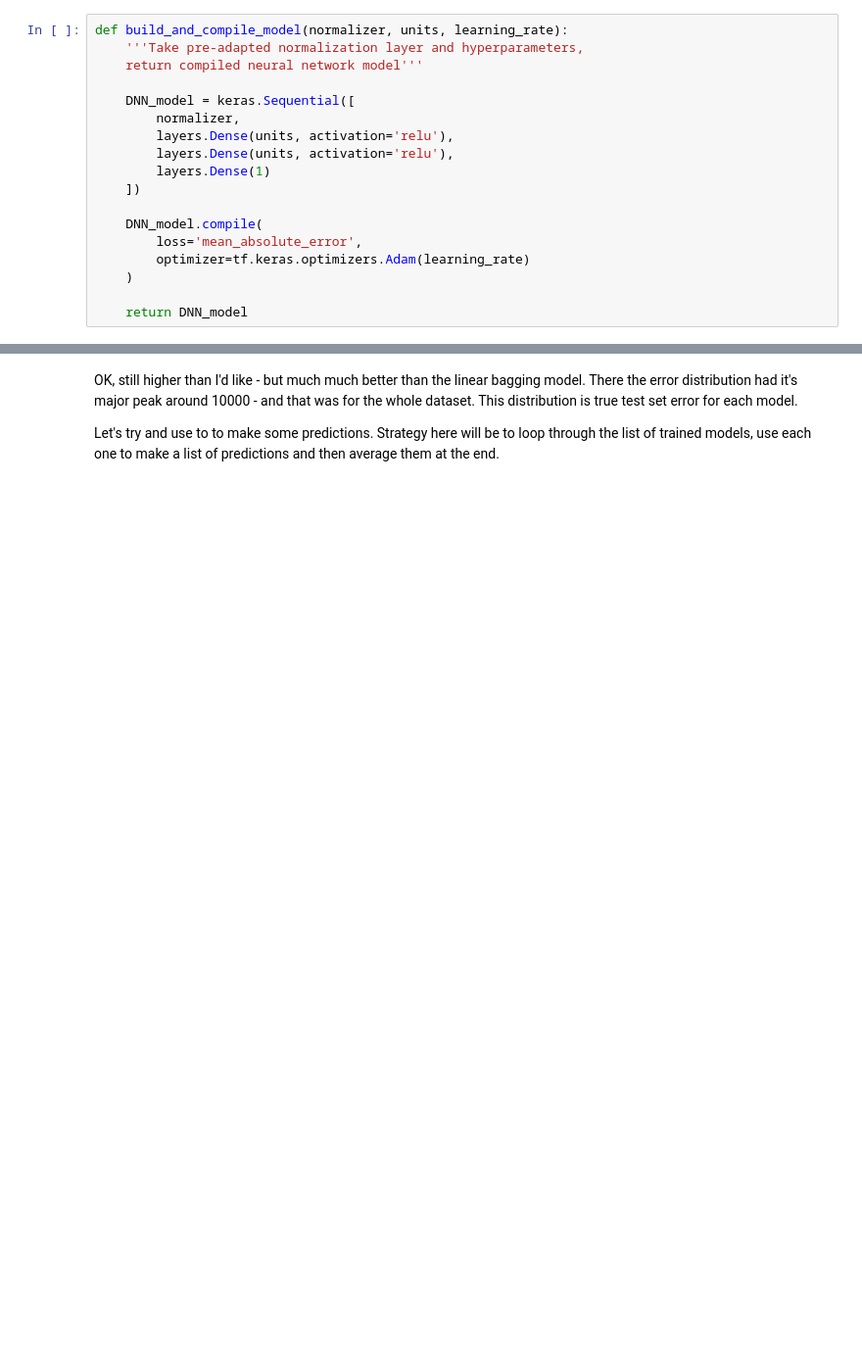
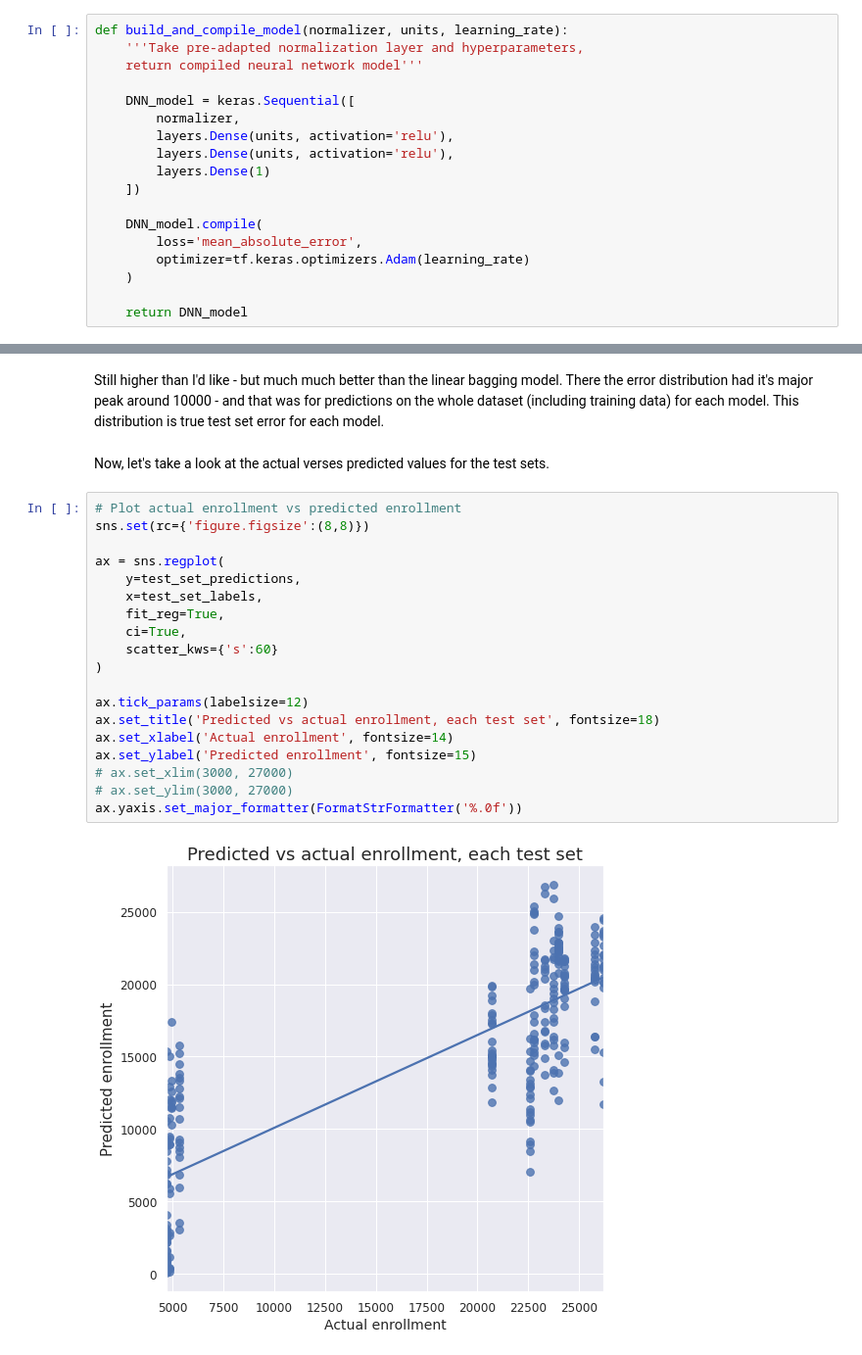
Before and after one commit to gperdrizet/LMC-enrollment-forecast, a Jupyter notebook: notebooks/neural_network_model.ipynb, the cells around one changed output, grey strips where cells are left out. Shown: that part at 98% size. Saved outputs shown, nothing was run; the diff lists cells and outputs as text; blank space fills up the shorter version.

```diff
--- a/notebooks/neural_network_model.ipynb
+++ b/notebooks/neural_network_model.ipynb
@@ -248,4 +293,25 @@ plt.show()
 # %% [markdown]
-OK, still higher than I'd like - but much much better than the linear bagging model. There the error distribution had it's major peak around 10000 - and that was for the whole dataset. This distribution is true test set error for each model.
-
-Let's try and use to to make some predictions. Strategy here will be to loop through the list of trained models, use each one to make a list of predictions and then average them at the end.
+Still higher than I'd like - but much much better than the linear bagging model. There the error distribution had it's major peak around 10000 - and that was for predictions on the whole dataset (including training data) for each model. This distribution is true test set error for each model.
+# %% [markdown]
+Now, let's take a look at the actual verses predicted values for the test sets.
+# %%
+# Plot actual enrollment vs predicted enrollment
+sns.set(rc={'figure.figsize':(8,8)})
+
+ax = sns.regplot(
+    y=test_set_predictions,
+    x=test_set_labels,
+    fit_reg=True,
+    ci=True,
+    scatter_kws={'s':60}
+)
+
+ax.tick_params(labelsize=12)
+ax.set_title('Predicted vs actual enrollment, each test set', fontsize=18)
+ax.set_xlabel('Actual enrollment', fontsize=14)
+ax.set_ylabel('Predicted enrollment', fontsize=15)
+# ax.set_xlim(3000, 27000)
+# ax.set_ylim(3000, 27000)
+ax.yaxis.set_major_formatter(FormatStrFormatter('%.0f'))
+# %% [output]
+[figure, added]
```
Also changed, not shown: parts of 14 cells of this notebook.
